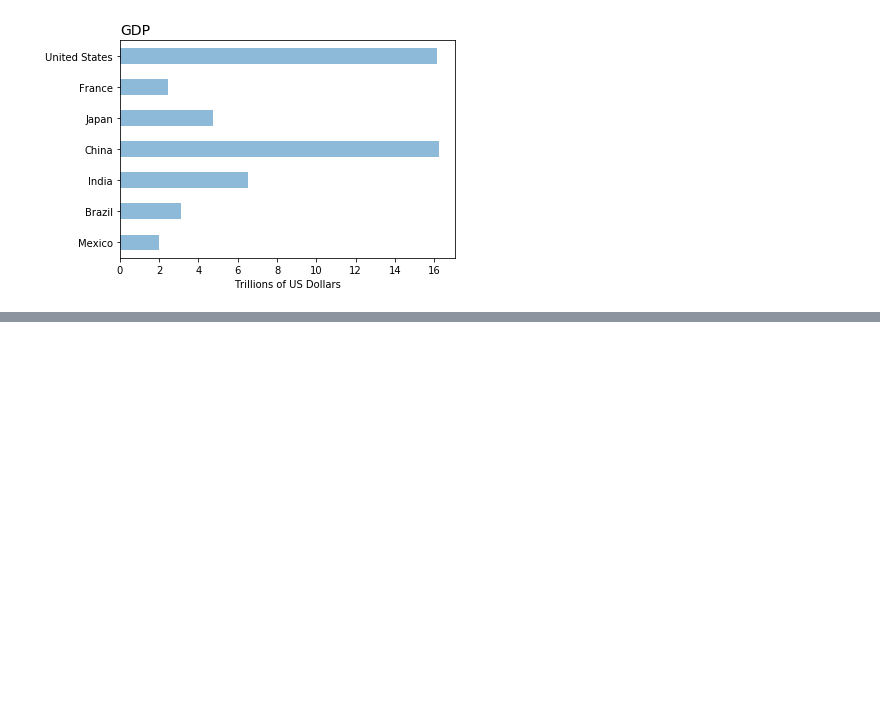
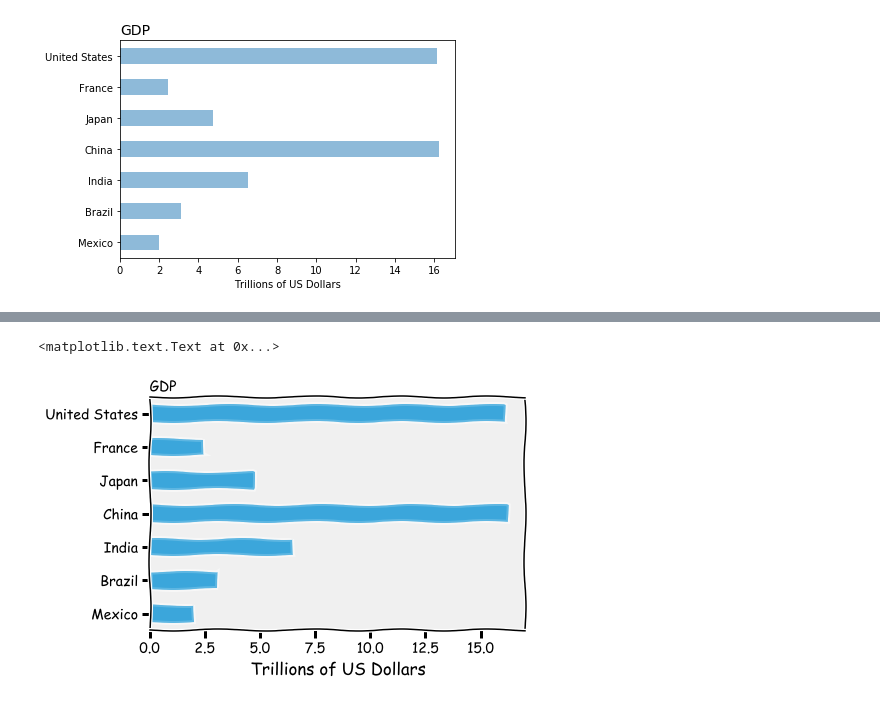
Before and after one commit to ToothlessR/notes-python, a Jupyter notebook: plot相关.ipynb, the cells around one changed output, grey strips where cells are left out. Saved outputs shown, nothing was run; the diff lists cells and outputs as text; code cells hidden in the pictures; blank space fills up the shorter version.

```diff
--- a/plot相关.ipynb
+++ b/plot相关.ipynb
@@ -179,0 +233,9 @@ ax.set_ylabel('')
+# %%
+plt.xkcd()
+ax = df['gdp'].plot(kind='barh', alpha=0.5)
+ax.set_title('GDP', loc='left', fontsize=14)
+ax.set_xlabel('Trillions of US Dollars')
+ax.set_ylabel('')
+# %% [output]
+<matplotlib.text.Text at 0x...>
+[figure, added]
```
Also changed, not shown: parts of 6 cells of this notebook, 1 other file.
